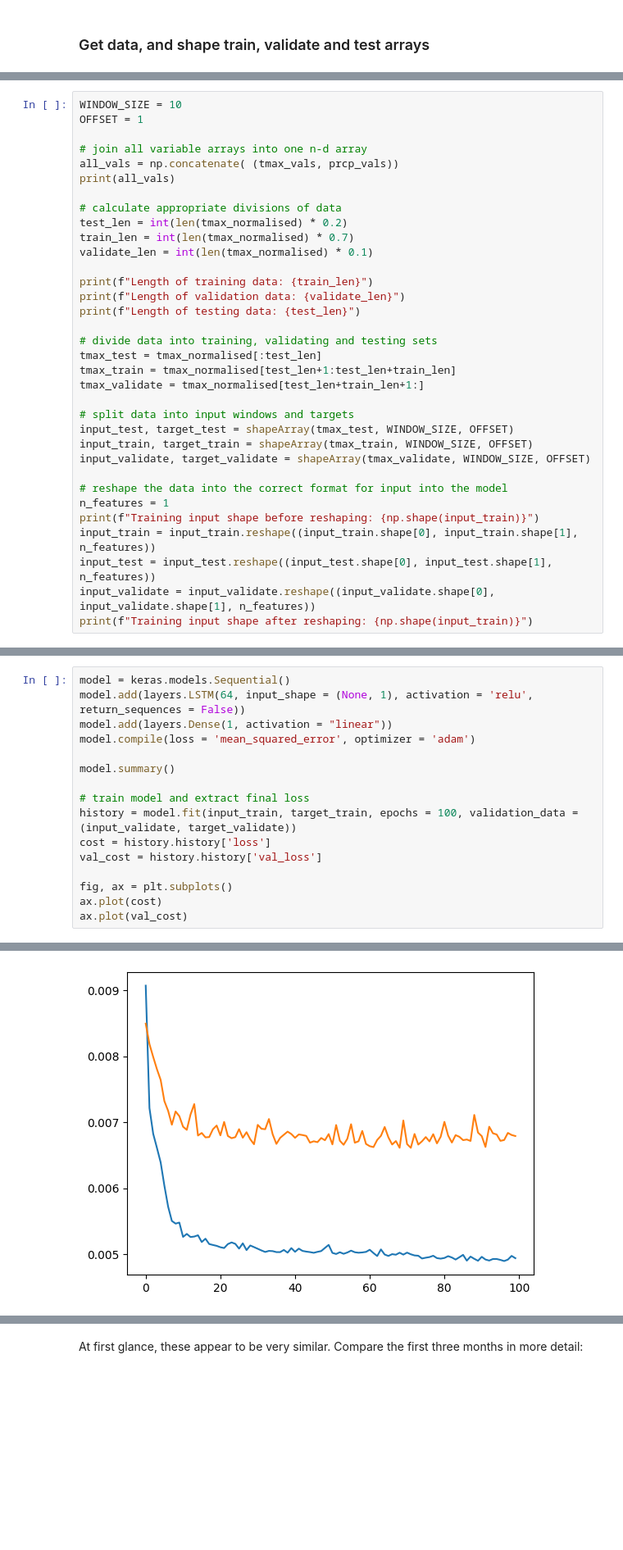
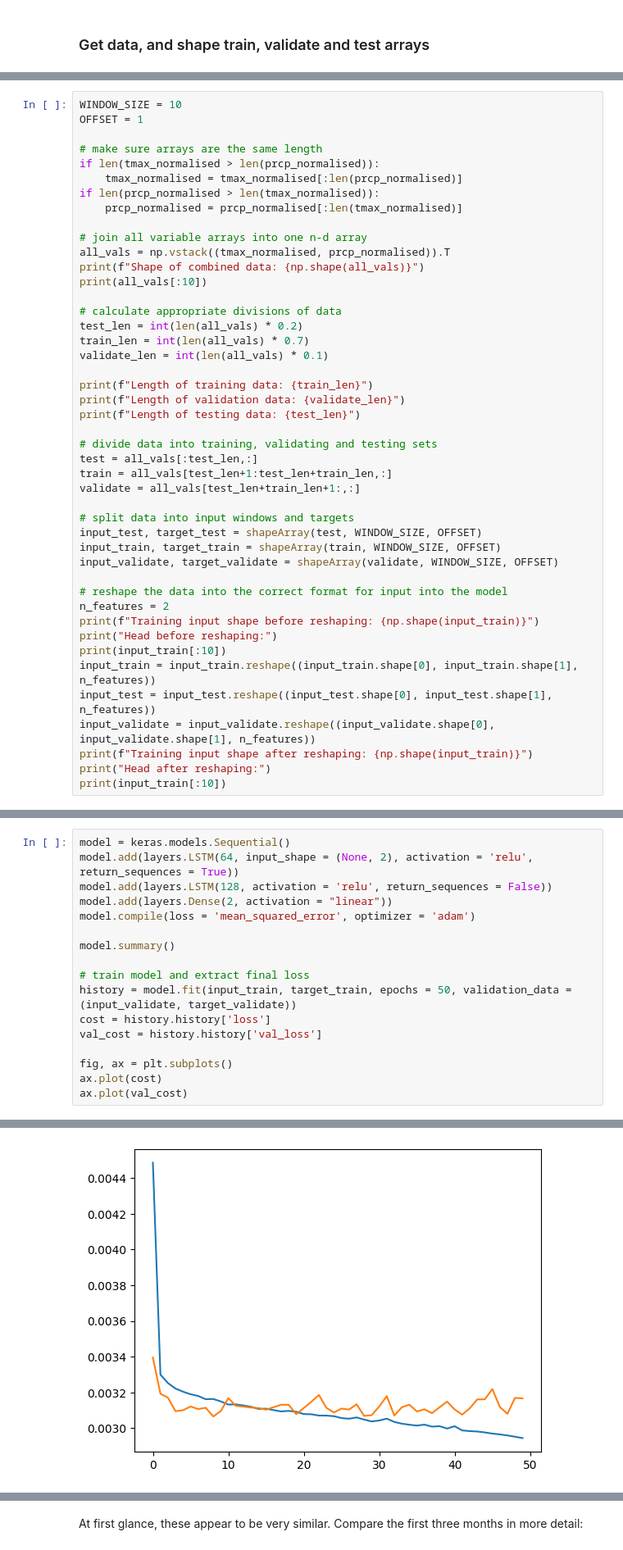
Before and after one commit to rhtweedie/ghcnd_ml, a Jupyter notebook: RNN_multi_var.ipynb, the cells around one changed output, grey strips where cells are left out. Shown at 82% size. Saved outputs shown, nothing was run; the diff lists cells and outputs as text; blank space fills up the shorter version.

```diff
--- a/RNN_multi_var.ipynb
+++ b/RNN_multi_var.ipynb
@@ -102,34 +137,45 @@ Text(0, 0.5, 'Normalised daily precipitation')
 WINDOW_SIZE = 10
 OFFSET = 1
 
+# make sure arrays are the same length
+if len(tmax_normalised > len(prcp_normalised)):
+    tmax_normalised = tmax_normalised[:len(prcp_normalised)]
+if len(prcp_normalised > len(tmax_normalised)):
+    prcp_normalised = prcp_normalised[:len(tmax_normalised)]
+
 # join all variable arrays into one n-d array
-all_vals = np.concatenate( (tmax_vals, prcp_vals))
-print(all_vals)
+all_vals = np.vstack((tmax_normalised, prcp_normalised)).T
+print(f"Shape of combined data: {np.shape(all_vals)}")
+print(all_vals[:10])
 
 # calculate appropriate divisions of data
-test_len = int(len(tmax_normalised) * 0.2)
-train_len = int(len(tmax_normalised) * 0.7)
-validate_len = int(len(tmax_normalised) * 0.1)
+test_len = int(len(all_vals) * 0.2)
+train_len = int(len(all_vals) * 0.7)
+validate_len = int(len(all_vals) * 0.1)
 
 print(f"Length of training data: {train_len}")
 print(f"Length of validation data: {validate_len}")
 print(f"Length of testing data: {test_len}")
 
 # divide data into training, validating and testing sets
-tmax_test = tmax_normalised[:test_len]
-tmax_train = tmax_normalised[test_len+1:test_len+train_len]
-tmax_validate = tmax_normalised[test_len+train_len+1:]
+test = all_vals[:test_len,:]
+train = all_vals[test_len+1:test_len+train_len,:]
+validate = all_vals[test_len+train_len+1:,:]
 
 # split data into input windows and targets
-input_test, target_test = shapeArray(tmax_test, WINDOW_SIZE, OFFSET)
-input_train, target_train = shapeArray(tmax_train, WINDOW_SIZE, OFFSET)
-input_validate, target_validate = shapeArray(tmax_validate, WINDOW_SIZE, OFFSET)
+input_test, target_test = shapeArray(test, WINDOW_SIZE, OFFSET)
+input_train, target_train = shapeArray(train, WINDOW_SIZE, OFFSET)
+input_validate, target_validate = shapeArray(validate, WINDOW_SIZE, OFFSET)
 
 # reshape the data into the correct format for input into the model
-n_features = 1
+n_features = 2
 print(f"Training input shape before reshaping: {np.shape(input_train)}")
+print("Head before reshaping:")
+print(input_train[:10])
 input_train = input_train.reshape((input_train.shape[0], input_train.shape[1], n_features))
 input_test = input_test.reshape((input_test.shape[0], input_test.shape[1], n_features))
 input_validate = input_validate.reshape((input_validate.shape[0], input_validate.shape[1], n_features))
 print(f"Training input shape after reshaping: {np.shape(input_train)}")
+print("Head after reshaping:")
+print(input_train[:10])
 # %% [output]
@@ -137,13 +199,14 @@ NameError: name 'np' is not defined
 # %%
 model = keras.models.Sequential()
-model.add(layers.LSTM(64, input_shape = (None, 1), activation = 'relu', return_sequences = False))
-model.add(layers.Dense(1, activation = "linear"))
+model.add(layers.LSTM(64, input_shape = (None, 2), activation = 'relu', return_sequences = True))
+model.add(layers.LSTM(128, activation = 'relu', return_sequences = False))
+model.add(layers.Dense(2, activation = "linear"))
 model.compile(loss = 'mean_squared_error', optimizer = 'adam')
 
 model.summary()
 
 # train model and extract final loss
-history = model.fit(input_train, target_train, epochs = 100, validation_data = (input_validate, target_validate))
+history = model.fit(input_train, target_train, epochs = 50, validation_data = (input_validate, target_validate))
 cost = history.history['loss']
 val_cost = history.history['val_loss']
 
@@ -176,2 +239,2 @@ Epoch 100/100
 [<matplotlib.lines.Line2D at 0x...>]
-[figure, old version]
+[figure, new version]
```
Also changed, not shown: parts of 12 cells of this notebook, 1 other file.
